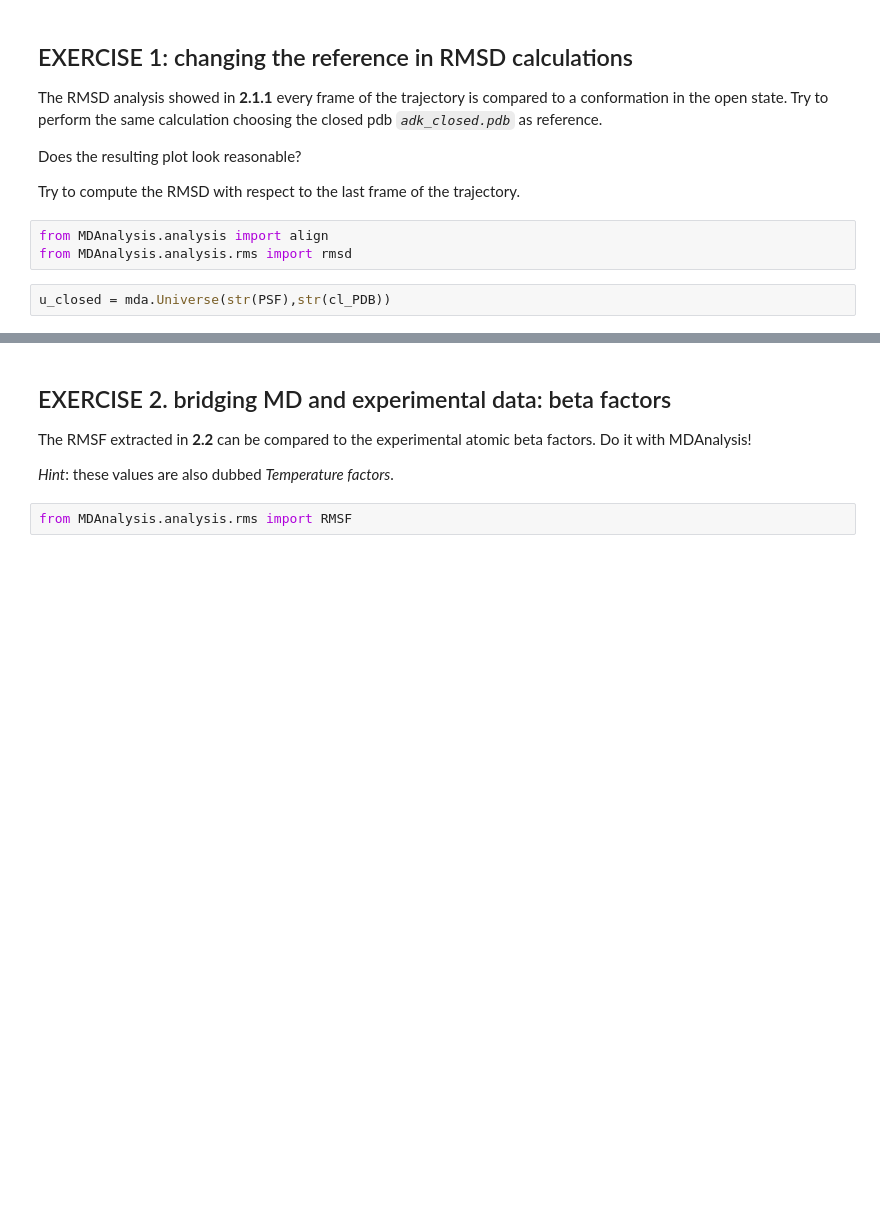
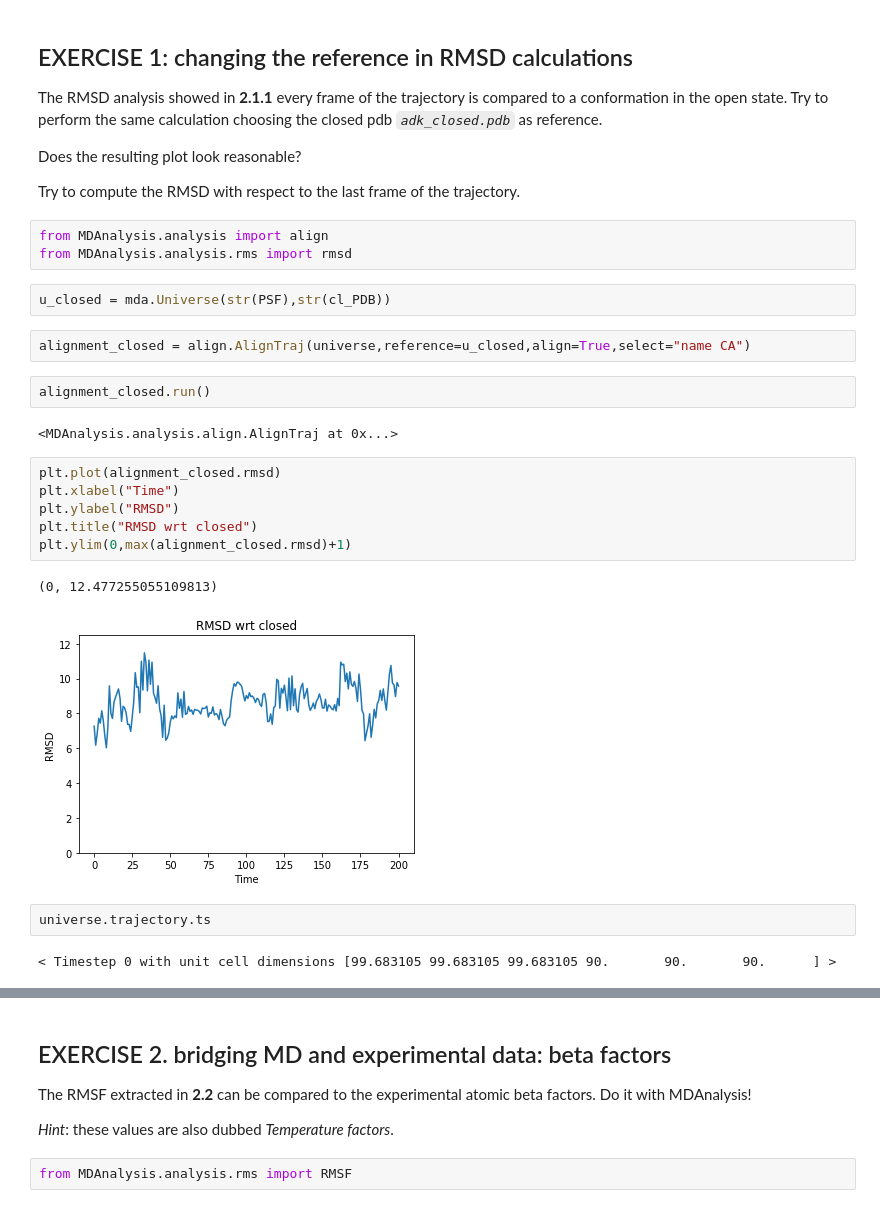
Before and after one commit to MarkDownThere/SAT, a Jupyter notebook: simulation_analysis_notebook.ipynb, the cells around one changed output, grey strips where cells are left out. Cells and saved outputs as stored; diff of their text form; blank space fills up the shorter version.

```diff
--- a/simulation_analysis_notebook.ipynb
+++ b/simulation_analysis_notebook.ipynb
@@ -772,3 +771,22 @@ from MDAnalysis.analysis import align
 from MDAnalysis.analysis.rms import rmsd
 # %%
 u_closed = mda.Universe(str(PSF),str(cl_PDB))
+# %%
+alignment_closed = align.AlignTraj(universe,reference=u_closed,align=True,select="name CA")
+# %%
+alignment_closed.run()
+# %% [output]
+<MDAnalysis.analysis.align.AlignTraj at 0x...>
+# %%
+plt.plot(alignment_closed.rmsd)
+plt.xlabel("Time")
+plt.ylabel("RMSD")
+plt.title("RMSD wrt closed")
+plt.ylim(0,max(alignment_closed.rmsd)+1)
+# %% [output]
+(0, 12.477255055109813)
+[figure, added]
+# %%
+universe.trajectory.ts
+# %% [output]
+< Timestep 0 with unit cell dimensions [99.683105 99.683105 99.683105 90.       90.       90.      ] >
```
Also changed, not shown: parts of 19 cells of this notebook, 1 other file.
